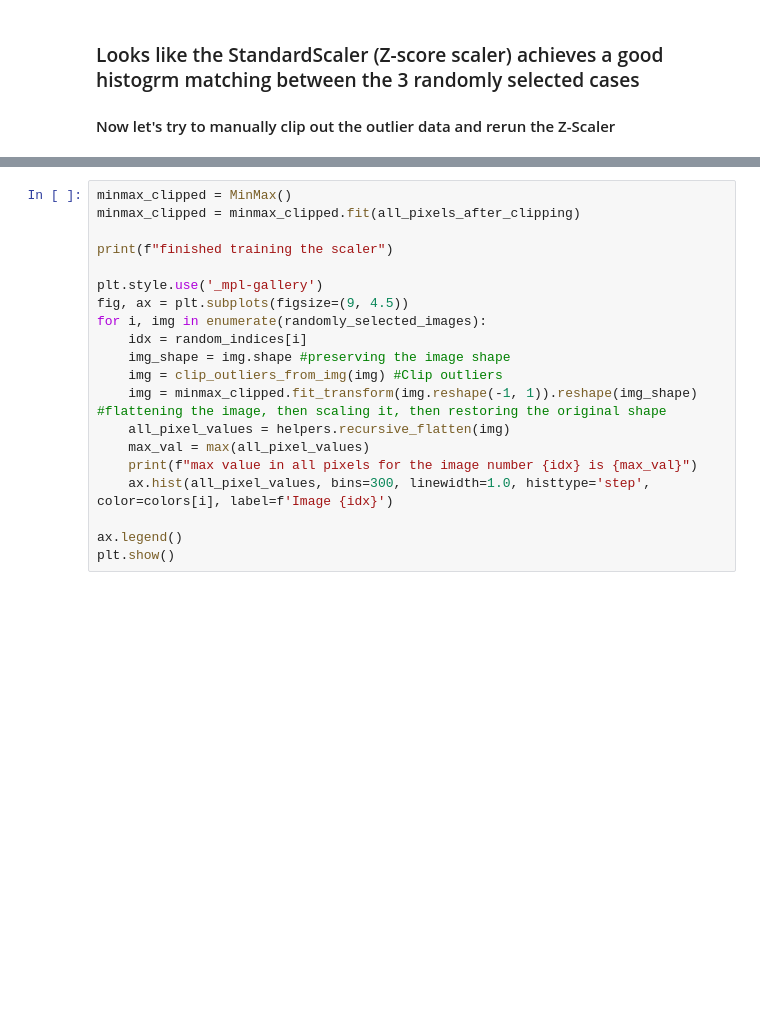
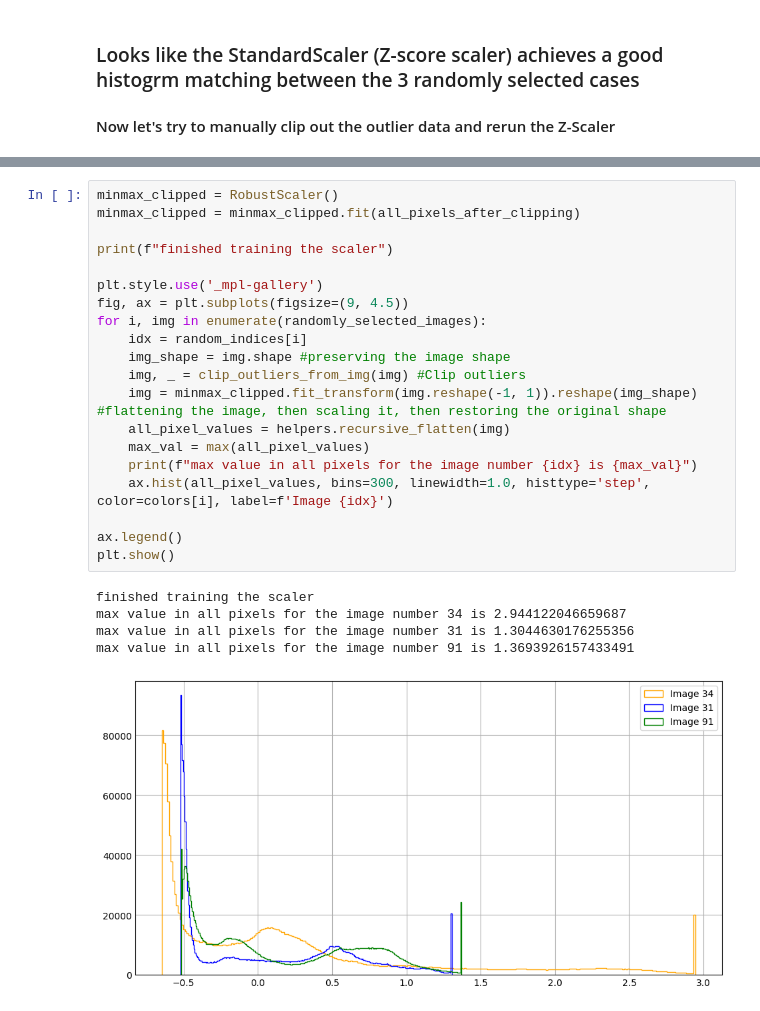
Before and after one commit to aymanreda56/CINE_Cardiac_MRI_With_Deep_Learning, a Jupyter notebook: Value_Exploration.ipynb, the cells around one changed output, grey strips where cells are left out. Saved outputs shown, nothing was run; the diff lists cells and outputs as text; blank space fills up the shorter version.

```diff
--- a/Value_Exploration.ipynb
+++ b/Value_Exploration.ipynb
@@ -208,20 +222,26 @@ plt.show()
 # %%
-minmax_clipped = MinMax()
+minmax_clipped = RobustScaler()
 minmax_clipped = minmax_clipped.fit(all_pixels_after_clipping)
 
 print(f"finished training the scaler")
 
 plt.style.use('_mpl-gallery')
 fig, ax = plt.subplots(figsize=(9, 4.5))
 for i, img in enumerate(randomly_selected_images):
     idx = random_indices[i]
     img_shape = img.shape #preserving the image shape
-    img = clip_outliers_from_img(img) #Clip outliers
+    img, _ = clip_outliers_from_img(img) #Clip outliers
     img = minmax_clipped.fit_transform(img.reshape(-1, 1)).reshape(img_shape) #flattening the image, then scaling it, then restoring the original shape
     all_pixel_values = helpers.recursive_flatten(img)
     max_val = max(all_pixel_values)
     print(f"max value in all pixels for the image number {idx} is {max_val}")
     ax.hist(all_pixel_values, bins=300, linewidth=1.0, histtype='step', color=colors[i], label=f'Image {idx}')
 
 ax.legend()
 plt.show()
+# %% [output]
+finished training the scaler
+max value in all pixels for the image number 34 is 2.944122046659687
+max value in all pixels for the image number 31 is 1.3044630176255356
+max value in all pixels for the image number 91 is 1.3693926157433491
+[figure, added]
```
Also changed, not shown: parts of 11 cells of this notebook, 4 other files.
